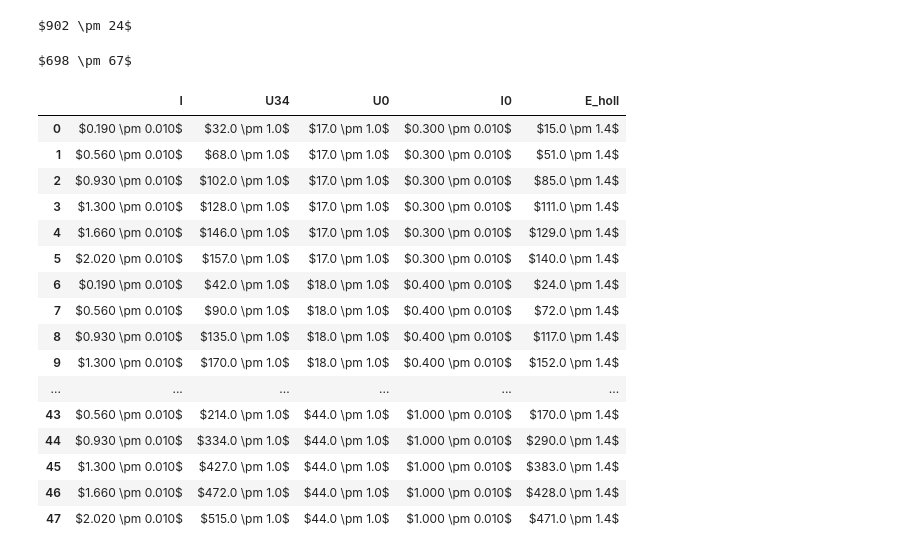
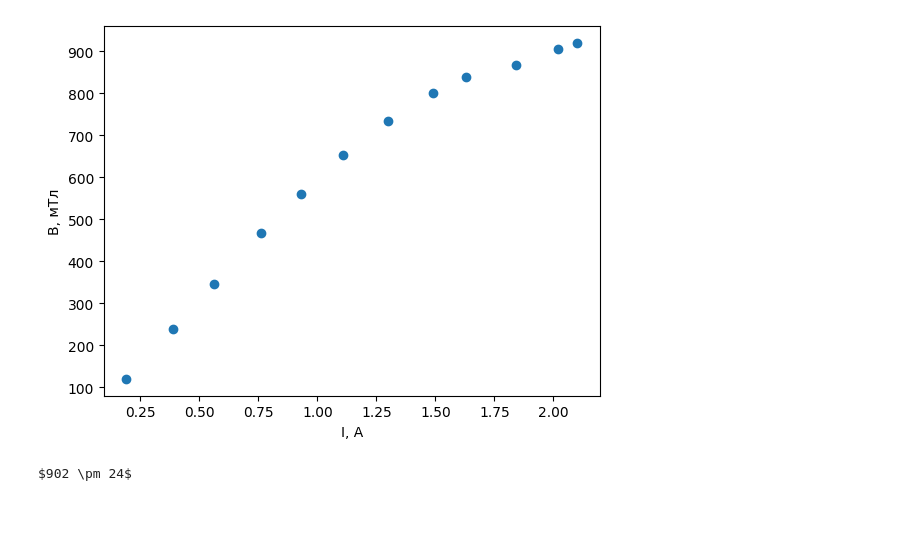
Before and after one commit to RedBrean/term2, a Jupyter notebook: term3/labs/334/334.ipynb, the cells around one changed output. Drawn from its saved outputs; the diff is of its cells as text; code cells hidden in the pictures; blank space fills up the shorter version.

```diff
--- a/term3/labs/334/334.ipynb
+++ b/term3/labs/334/334.ipynb
@@ -351,3 +354,10 @@ k, b = $417 \pm 28$ $123 \pm 38$
+# %%
+plt.xlabel("I, А")
+plt.ylabel("B, мТл")
+plt.plot(get_values(dataWB["I"]),get_values(dataWB["B"]),"o")
+plt.savefig("BI.png",dpi=300)
+# %% [output]
+[figure, added]
 # %%
 def B(I):
     for i in range(len(dataWB)):
@@ -361,18 +371,6 @@ def B(I):
 print(B(2))
 # %% [output]
 $902 \pm 24$
-# %%
-#Напряжение в мкВ, ток в мА
-L35 = DData(3.0,0.1,E=-3)
-a = DData(1.5,0.1,E=-3)
-l = DData(1.7,0.1,E=-3)
-U35 = DData(1.686,E=-3)
-I_35 = DData(1,0.01,E=-3)
-sigma = I_35 * L35/(U35*a*l)
-sigma.E=0
-print(sigma)
-# %% [output]
-$698 \pm 67$
 # %%
 data34 = pd.read_csv("data34.csv")
 data34["U34"] = data34["U34"].apply(lambda x: DData(x,1,E=-6))
@@ -380,25 +378,6 @@ data34["U0"] = data34["U0"].apply(lambda x: DData(x,1,E=-6))
 data34["I"] = data34["I"].apply(lambda x: DData(x,0.01,E=0))
 data34["I0"] = data34["I0"].apply(lambda x: DData(x,0.01,E=-3))
 data34["E_holl"] = data34["U34"]-data34["U0"]
-data34
-# %% [output]
-|  | I | U34 | U0 | I0 | E_holl |
-| 0 | $0.190 \pm 0.010$ | $32.0 \pm 1.0$ | $17.0 \pm 1.0$ | $0.300 \pm 0.010$ | $15.0 \pm 1.4$ |
-| 1 | $0.560 \pm 0.010$ | $68.0 \pm 1.0$ | $17.0 \pm 1.0$ | $0.300 \pm 0.010$ | $51.0 \pm 1.4$ |
-| 2 | $0.930 \pm 0.010$ | $102.0 \pm 1.0$ | $17.0 \pm 1.0$ | $0.300 \pm 0.010$ | $85.0 \pm 1.4$ |
-| 3 | $1.300 \pm 0.010$ | $128.0 \pm 1.0$ | $17.0 \pm 1.0$ | $0.300 \pm 0.010$ | $111.0 \pm 1.4$ |
-| 4 | $1.660 \pm 0.010$ | $146.0 \pm 1.0$ | $17.0 \pm 1.0$ | $0.300 \pm 0.010$ | $129.0 \pm 1.4$ |
-| 5 | $2.020 \pm 0.010$ | $157.0 \pm 1.0$ | $17.0 \pm 1.0$ | $0.300 \pm 0.010$ | $140.0 \pm 1.4$ |
-| 6 | $0.190 \pm 0.010$ | $42.0 \pm 1.0$ | $18.0 \pm 1.0$ | $0.400 \pm 0.010$ | $24.0 \pm 1.4$ |
-| 7 | $0.560 \pm 0.010$ | $90.0 \pm 1.0$ | $18.0 \pm 1.0$ | $0.400 \pm 0.010$ | $72.0 \pm 1.4$ |
-| 8 | $0.930 \pm 0.010$ | $135.0 \pm 1.0$ | $18.0 \pm 1.0$ | $0.400 \pm 0.010$ | $117.0 \pm 1.4$ |
-| 9 | $1.300 \pm 0.010$ | $170.0 \pm 1.0$ | $18.0 \pm 1.0$ | $0.400 \pm 0.010$ | $152.0 \pm 1.4$ |
-| ... | ... | ... | ... | ... | ... |
-| 43 | $0.560 \pm 0.010$ | $214.0 \pm 1.0$ | $44.0 \pm 1.0$ | $1.000 \pm 0.010$ | $170.0 \pm 1.4$ |
-| 44 | $0.930 \pm 0.010$ | $334.0 \pm 1.0$ | $44.0 \pm 1.0$ | $1.000 \pm 0.010$ | $290.0 \pm 1.4$ |
-| 45 | $1.300 \pm 0.010$ | $427.0 \pm 1.0$ | $44.0 \pm 1.0$ | $1.000 \pm 0.010$ | $383.0 \pm 1.4$ |
-| 46 | $1.660 \pm 0.010$ | $472.0 \pm 1.0$ | $44.0 \pm 1.0$ | $1.000 \pm 0.010$ | $428.0 \pm 1.4$ |
-| 47 | $2.020 \pm 0.010$ | $515.0 \pm 1.0$ | $44.0 \pm 1.0$ | $1.000 \pm 0.010$ | $471.0 \pm 1.4$ |
 # %%
 data34["B"] = data34["I"].apply(lambda x: B(x))
 
```
Also changed, not shown: parts of 8 cells of this notebook, 2 other files.
